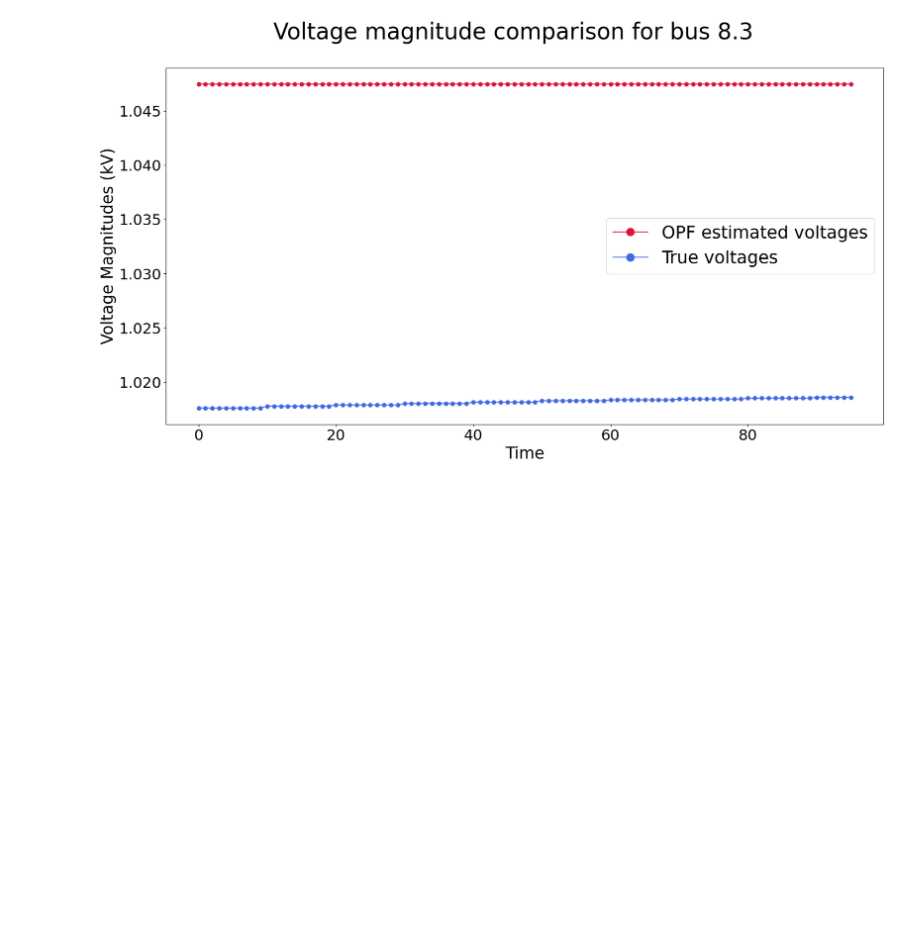
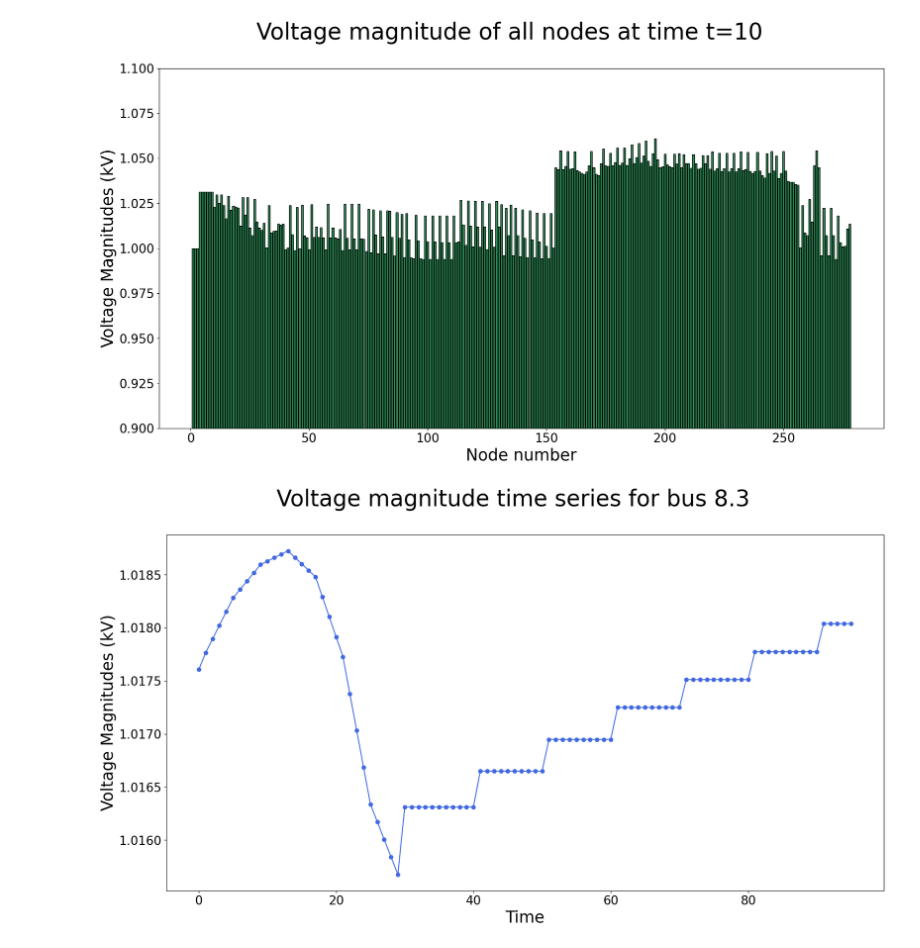
Before and after one commit to pnnl/oedisi_dopf, a Jupyter notebook: post_process/post_process.ipynb, the cells around one changed output. Drawn from its saved outputs; the diff is of its cells as text; code cells hidden in the pictures; blank space fills up the shorter version.

```diff
--- a/post_process/post_process.ipynb
+++ b/post_process/post_process.ipynb
@@ -224,38 +224,81 @@ def compare_voltages(
         opf_voltages = df_opf_voltages.iloc[time,:]
         true_voltages = df_true_voltages.iloc[time,:] / base_voltages
         xlabel = "Node number"
         suptitle = f"Voltage magnitude comparison at t={time}"
     else:
         opf_voltages = df_opf_voltages[bus]
         true_voltages = df_true_voltages[bus] / base_voltages[bus]
         xlabel = "Time"
         suptitle = f"Voltage magnitude comparison for bus {bus}"
 
 
     # Plot the comparison
     fig, ax = plt.subplots(figsize=(20, 10))
     x_axis = np.arange(true_voltages.shape[0])
     ax.plot(x_axis, opf_voltages, "-o", color="crimson")
     ax.plot(x_axis, true_voltages, "-o", color="royalblue")
     # Formatting
     ax.set_xlabel(xlabel, fontsize=label_fontsize)
     ax.set_ylabel(f"Voltage Magnitudes ({unit})", fontsize=label_fontsize)
     ax.legend(["OPF estimated voltages", "True voltages"],
               fontsize=legend_fontsize, markerscale=2)
     ax.tick_params(axis="x", labelsize=ticklabel_fontsize)
     ax.tick_params(axis="y", labelsize=ticklabel_fontsize)
     fig.suptitle(suptitle, fontsize=title_fontsize)
     return fig
 
-opf_voltages = feather.read_feather(
-    os.path.join(directory,
-                 "opf_voltage_mag.feather")
-                 ).drop("time", axis=1)
+def plot_voltages(
+        df_voltages, base_voltages,
+        bus=None, time=0, unit="kV",
+        **kwargs
+        ):
+    # keyword arguments
+    label_fontsize = kwargs.get('fontsize', 25)
+    ticklabel_fontsize = label_fontsize - 6
+    title_fontsize = label_fontsize + 10
+
+    # common bus or common time: if bus=None, then plot for common time
+    fig, ax = plt.subplots(figsize=(20, 10))
+    if not bus:
+        voltages = df_voltages.iloc[time,:] / base_voltages
+        xlabel = "Node number"
+        suptitle = f"Voltage magnitude of all nodes at time t={time}"
+        x_axis = np.arange(voltages.shape[0]) + 1
+        ax.bar(x_axis, voltages, color='seagreen', edgecolor='black')
+        ax.set_ylim(0.9,1.1)
+    else:
+        voltages = df_voltages[bus] / base_voltages[bus]
+        xlabel = "Time"
+        suptitle = f"Voltage magnitude time series for bus {bus}"
+        x_axis = np.arange(voltages.shape[0])
+        ax.plot(x_axis, voltages, "-o", color="royalblue")
+
+
+
+    # Formatting
+    ax.set_xlabel(xlabel, fontsize=label_fontsize)
+    ax.set_ylabel(f"Voltage Magnitudes ({unit})", fontsize=label_fontsize)
+    ax.tick_params(axis="x", labelsize=ticklabel_fontsize)
+    ax.tick_params(axis="y", labelsize=ticklabel_fontsize)
+    fig.suptitle(suptitle, fontsize=title_fontsize)
+    return fig
+
+
+# opf_voltages = feather.read_feather(
+#     os.path.join(directory,
+#                  "opf_voltage_mag.feather")
+#                  ).drop("time", axis=1)
 true_voltages = np.abs(voltage_real.drop("time", axis=1) + 1j * voltage_imag.drop("time", axis=1))
 
-fig = compare_voltages(
-    opf_voltages, true_voltages, base_voltages,
-    bus="8.3"
+fig = plot_voltages(
+    true_voltages, base_voltages,
+    time=10
     )
+
+fig = plot_voltages(
+    true_voltages, base_voltages,
+    bus='8.3'
+    )
 # %% [output]
-[figure, old version]
+[figure, new version]
+[figure, added]
```
Also changed, not shown: parts of 3 cells of this notebook, 13 other files.
